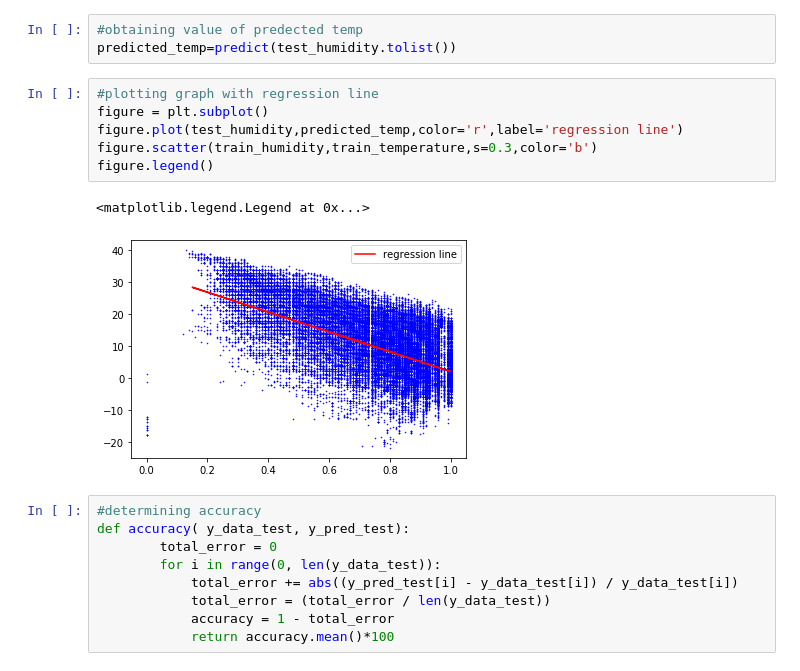
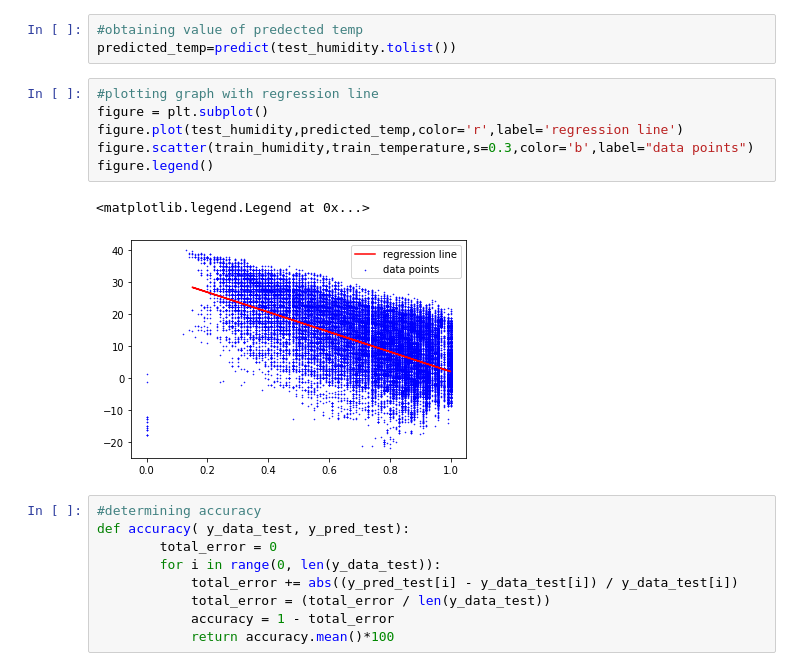
Before and after one commit to SunnyRaj94/Machine-Learning-From-Scratch, a Jupyter notebook: regression/simple_linear_regression/02_problem.ipynb, the cells around one changed output. Drawn from its saved outputs; the diff is of its cells as text.

```diff
--- a/regression/simple_linear_regression/02_problem.ipynb
+++ b/regression/simple_linear_regression/02_problem.ipynb
@@ -119,12 +119,12 @@ predicted_temp=predict(test_humidity.tolist())
 # %%
 #plotting graph with regression line
 figure = plt.subplot()
 figure.plot(test_humidity,predicted_temp,color='r',label='regression line')
-figure.scatter(train_humidity,train_temperature,s=0.3,color='b')
+figure.scatter(train_humidity,train_temperature,s=0.3,color='b',label="data points")
 figure.legend()
 # %% [output]
 <matplotlib.legend.Legend at 0x...>
-[figure, old version]
+[figure, new version]
 # %%
 #determining accuracy
 def accuracy( y_data_test, y_pred_test):
```
